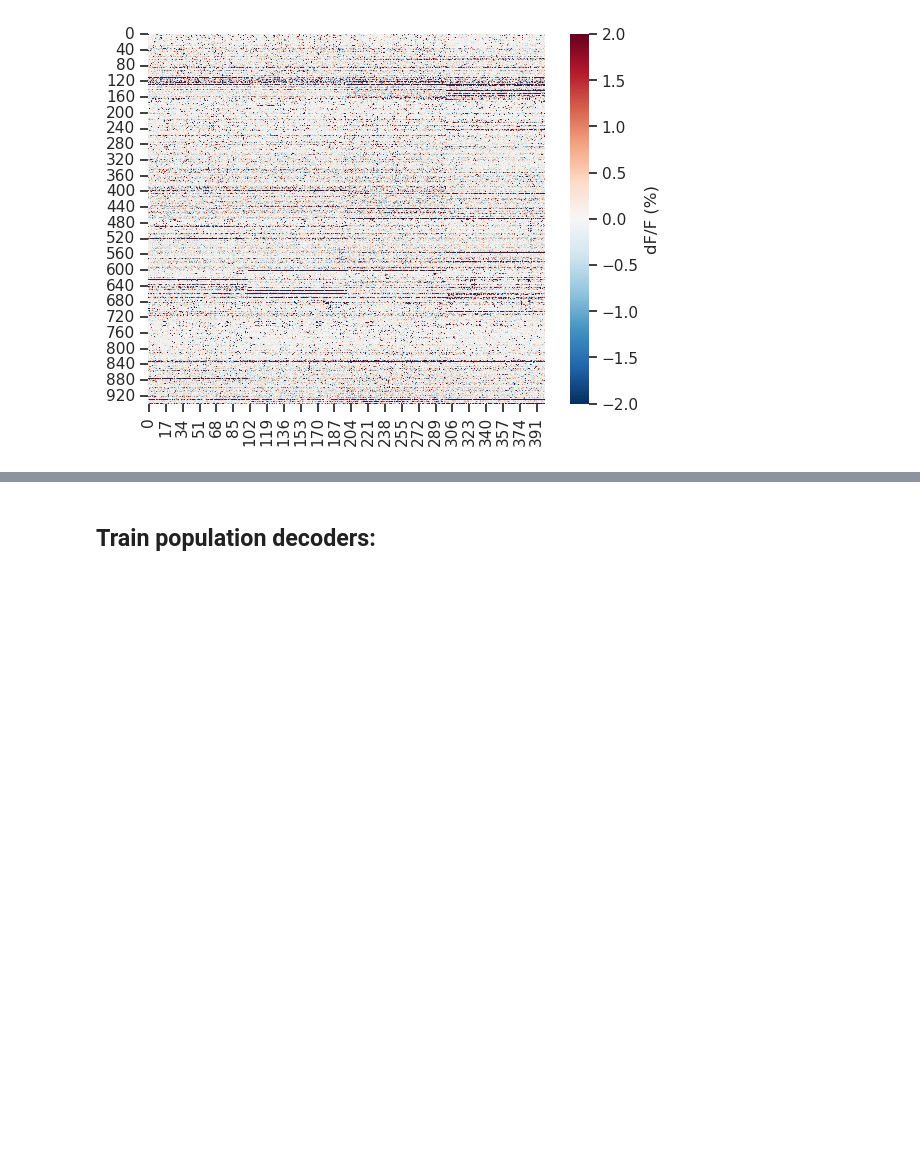
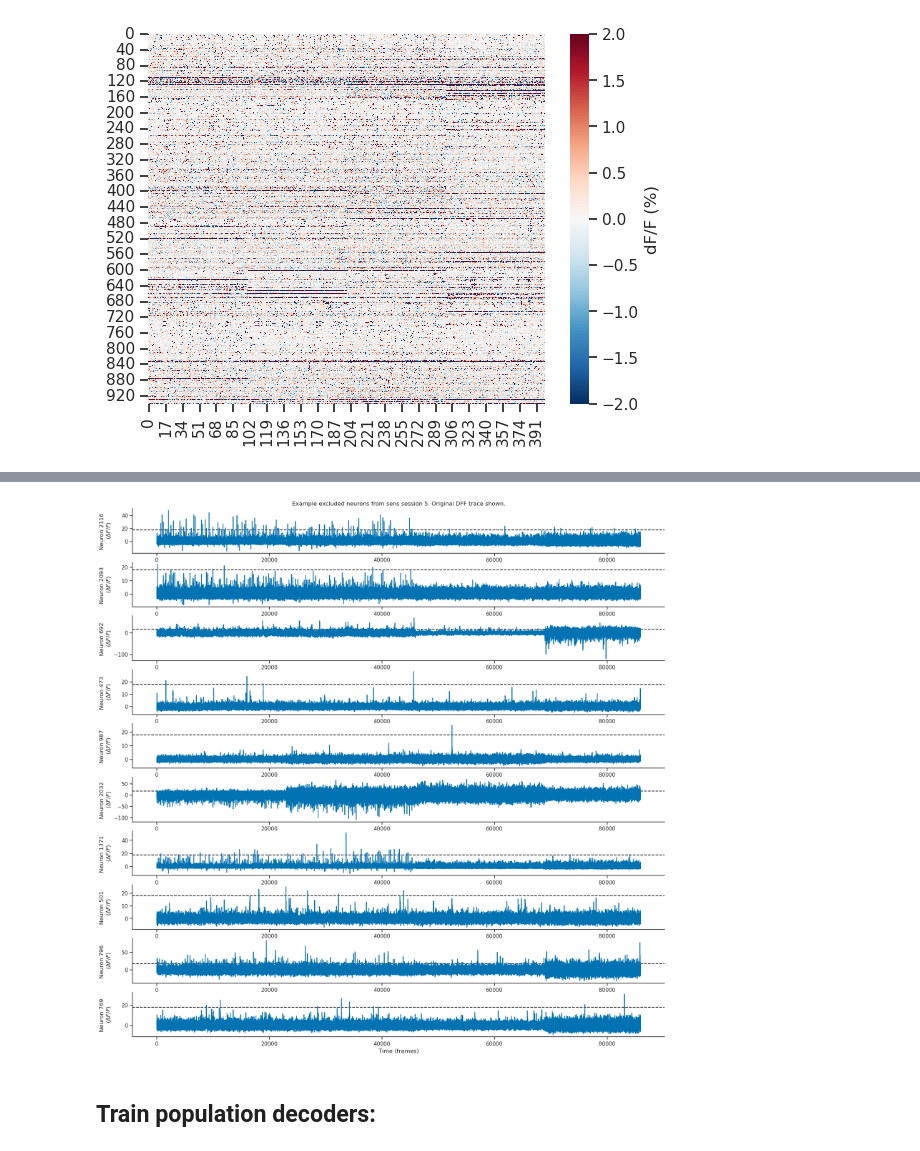
Before and after one commit to Packer-Lab/S1S2_mechanisms, a Jupyter notebook: jupyter/thijs/Decoding analysis.ipynb, the cells around one changed output, grey strips where cells are left out. Drawn from its saved outputs; the diff is of its cells as text; code cells hidden in the pictures; blank space fills up the shorter version.

```diff
--- a/jupyter/thijs/Decoding analysis.ipynb
+++ b/jupyter/thijs/Decoding analysis.ipynb
@@ -51,3 +55,7 @@ sns.heatmap(all_sess['sens'].create_time_averaged_response(t_min=-1, t_max=6).ac
+# %%
+dav.get_activity_excl_neurons(all_sess, sess_type='sens', sess_id=5, start_ind=0, threshold=18, n_ex=10)
+# %% [output]
+[figure, added]
 # %% [markdown]
 ## Train population decoders:
 # %%
```
Also changed, not shown: parts of 7 cells of this notebook, 1 other file.
